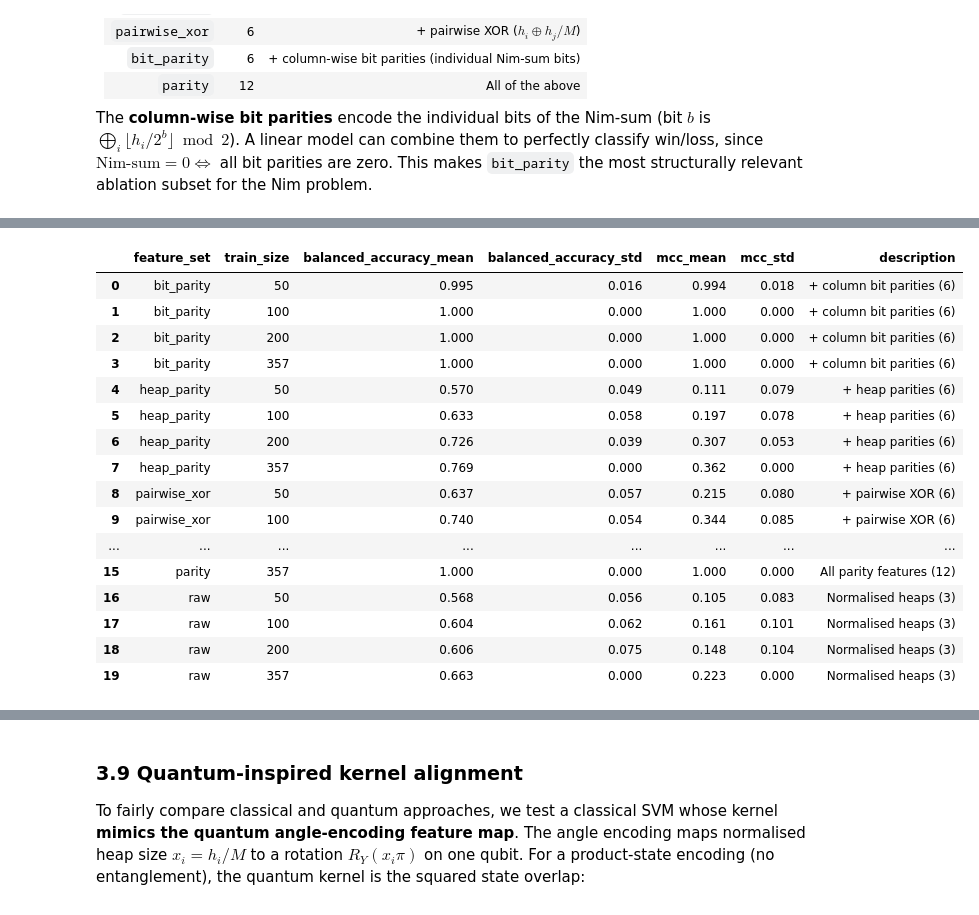
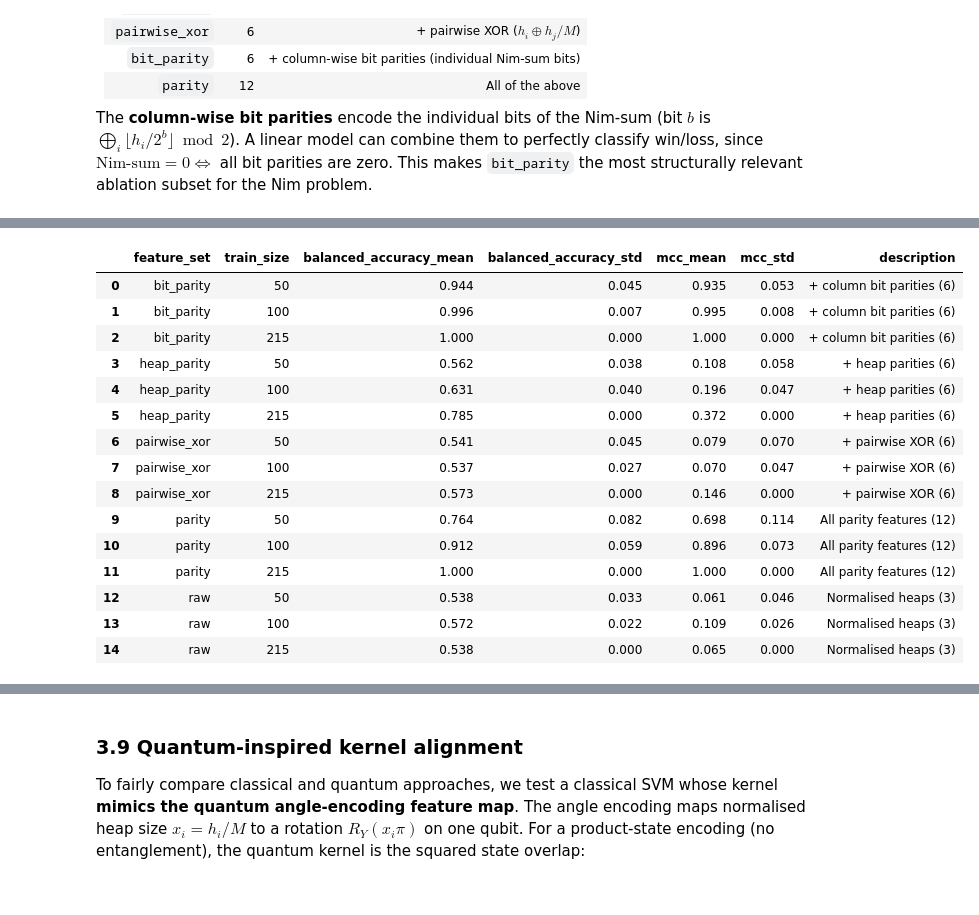
Before and after one commit to gelbh/comp47950-qml-project, a Jupyter notebook: notebooks/qml_project.ipynb, the cells around one changed output, grey strips where cells are left out. Saved outputs shown, nothing was run; the diff lists cells and outputs as text; code cells hidden in the pictures.

```diff
--- a/notebooks/qml_project.ipynb
+++ b/notebooks/qml_project.ipynb
@@ -310,6 +296,6 @@ IID split sizes (M = 7, stratified by win/loss):
 # %%
 print("Training-size subsets for sample-efficiency sweep:")
-for key in [50, 100, 200, "full"]:
+for key in [50, 100, "full"]:
     s = subsets[key]
     print(f"  {str(key):>4s}: {s.size} samples")
 # %% [output]
@@ -568,8 +554,8 @@ iid_sweep = run_classical_sweep(
 
 Mean $\pm$ std over 10 seeds for balanced accuracy, MCC, and win rate at each training size.
 # %%
-iid_df = iid_sweep.to_dataframe()
-iid_summary = iid_sweep.summary()
+sweep_df = sweep.to_dataframe()
+sweep_summary = sweep.summary()
 
 display_cols = [
     "model", "feature_set", "symmetry", "train_size",
@@ -577,7 +563,7 @@ display_cols = [
     "mcc_mean", "mcc_std",
     "win_rate_mean", "win_rate_std",
 ]
-summary_display = iid_summary[display_cols].copy()
+summary_display = sweep_summary[display_cols].copy()
 for col in ["balanced_accuracy_mean", "balanced_accuracy_std", "mcc_mean", "mcc_std",
              "win_rate_mean", "win_rate_std"]:
     summary_display[col] = summary_display[col].round(3)
@@ -683,11 +670,11 @@ for col, model_name in enumerate(model_names_disp):
         ax = axes[row, col]
         # Pick seed=0, full training, no symmetry
         match = [
-            r for r in iid_sweep.results
+            r for r in sweep.results
             if r.model_name == model_name
             and r.feature_set == fs
             and r.symmetry == "none"
-            and r.train_size == len(iid.X_train)
+            and r.train_size == len(ood.X_train)
             and r.seed == 0
         ]
         if match:
@@ -710,21 +697,7 @@ Train on $M \leq 5$ states, test on $M > 5$ states (heaps $\leq 7$). This establ
 # %%
-ood_sweep = run_classical_sweep(
-    ood.X_train, ood.y_train,
-    ood.X_test, ood.y_test,
-    model_names=["SVM (RBF)", "Random Forest", "Logistic Regression"],
-    feature_sets=["raw", "parity"],
-    symmetry_variants=["none", "augmented"],
-    train_sizes=["full"],
-    seeds=list(range(10)),
-    M=7,
-    regime="ood",
-    compute_win_rate=False,
-    mlflow_experiment="classical-baselines-ood",
-    verbose=True,
-)
-
-ood_summary = ood_sweep.summary()
-ood_display = ood_summary[[
+# Full-training results from the sweep above
+ood_summary_full = sweep_summary[sweep_summary.train_size == len(ood.X_train)]
+ood_display = ood_summary_full[[
     "model", "feature_set", "symmetry",
     "balanced_accuracy_mean", "balanced_accuracy_std",
     "mcc_mean", "mcc_std",
@@ -732,6 +705,6 @@ ood_display = ood_summary[[
 for col in ood_display.columns[3:]:
     ood_display[col] = ood_display[col].round(3)
 
-print("OOD results (train M≤5, test M>5):")
+print("OOD results at full training size (train M≤5, test M>5):")
 ood_display
 # %% [output]
@@ -796,17 +764,17 @@ The **column-wise bit parities** encode the individual bits of the Nim-sum (bit
 from qml_project.baselines import ABLATION_FEATURE_SETS, FEATURE_SET_DESCRIPTIONS
 
 ablation_sweep = run_classical_sweep(
-    iid.X_train, iid.y_train,
-    iid.X_test, iid.y_test,
+    ood.X_train, ood.y_train,
+    ood.X_test, ood.y_test,
     model_names=["SVM (RBF)"],
     feature_sets=ABLATION_FEATURE_SETS,
     symmetry_variants=["none"],
-    train_sizes=[50, 100, 200, "full"],
+    train_sizes=[50, 100, "full"],
     seeds=list(range(10)),
     M=7,
-    regime="iid",
+    regime="ood",
     compute_win_rate=False,
-    mlflow_experiment="classical-ablation-iid",
+    mlflow_experiment="classical-ablation-ood",
     verbose=True,
 )
 
@@ -840,20 +806,19 @@ Feature ablation — SVM (RBF), no symmetry augmentation:
 |  | feature_set | train_size | balanced_accuracy_mean | balanced_accuracy_std | mcc_mean | mcc_std | description |
-| 0 | bit_parity | 50 | 0.995 | 0.016 | 0.994 | 0.018 | + column bit parities (6) |
-| 1 | bit_parity | 100 | 1.000 | 0.000 | 1.000 | 0.000 | + column bit parities (6) |
-| 2 | bit_parity | 200 | 1.000 | 0.000 | 1.000 | 0.000 | + column bit parities (6) |
-| 3 | bit_parity | 357 | 1.000 | 0.000 | 1.000 | 0.000 | + column bit parities (6) |
-| 4 | heap_parity | 50 | 0.570 | 0.049 | 0.111 | 0.079 | + heap parities (6) |
-| 5 | heap_parity | 100 | 0.633 | 0.058 | 0.197 | 0.078 | + heap parities (6) |
-| 6 | heap_parity | 200 | 0.726 | 0.039 | 0.307 | 0.053 | + heap parities (6) |
-| 7 | heap_parity | 357 | 0.769 | 0.000 | 0.362 | 0.000 | + heap parities (6) |
-| 8 | pairwise_xor | 50 | 0.637 | 0.057 | 0.215 | 0.080 | + pairwise XOR (6) |
-| 9 | pairwise_xor | 100 | 0.740 | 0.054 | 0.344 | 0.085 | + pairwise XOR (6) |
-| ... | ... | ... | ... | ... | ... | ... | ... |
-| 15 | parity | 357 | 1.000 | 0.000 | 1.000 | 0.000 | All parity features (12) |
-| 16 | raw | 50 | 0.568 | 0.056 | 0.105 | 0.083 | Normalised heaps (3) |
-| 17 | raw | 100 | 0.604 | 0.062 | 0.161 | 0.101 | Normalised heaps (3) |
-| 18 | raw | 200 | 0.606 | 0.075 | 0.148 | 0.104 | Normalised heaps (3) |
-| 19 | raw | 357 | 0.663 | 0.000 | 0.223 | 0.000 | Normalised heaps (3) |
+| 0 | bit_parity | 50 | 0.944 | 0.045 | 0.935 | 0.053 | + column bit parities (6) |
+| 1 | bit_parity | 100 | 0.996 | 0.007 | 0.995 | 0.008 | + column bit parities (6) |
+| 2 | bit_parity | 215 | 1.000 | 0.000 | 1.000 | 0.000 | + column bit parities (6) |
+| 3 | heap_parity | 50 | 0.562 | 0.038 | 0.108 | 0.058 | + heap parities (6) |
+| 4 | heap_parity | 100 | 0.631 | 0.040 | 0.196 | 0.047 | + heap parities (6) |
+| 5 | heap_parity | 215 | 0.785 | 0.000 | 0.372 | 0.000 | + heap parities (6) |
+| 6 | pairwise_xor | 50 | 0.541 | 0.045 | 0.079 | 0.070 | + pairwise XOR (6) |
+| 7 | pairwise_xor | 100 | 0.537 | 0.027 | 0.070 | 0.047 | + pairwise XOR (6) |
+| 8 | pairwise_xor | 215 | 0.573 | 0.000 | 0.146 | 0.000 | + pairwise XOR (6) |
+| 9 | parity | 50 | 0.764 | 0.082 | 0.698 | 0.114 | All parity features (12) |
+| 10 | parity | 100 | 0.912 | 0.059 | 0.896 | 0.073 | All parity features (12) |
+| 11 | parity | 215 | 1.000 | 0.000 | 1.000 | 0.000 | All parity features (12) |
+| 12 | raw | 50 | 0.538 | 0.033 | 0.061 | 0.046 | Normalised heaps (3) |
+| 13 | raw | 100 | 0.572 | 0.022 | 0.109 | 0.026 | Normalised heaps (3) |
+| 14 | raw | 215 | 0.538 | 0.000 | 0.065 | 0.000 | Normalised heaps (3) |
 # %%
 abl_df = ablation_sweep.to_dataframe()
 
```
Also changed, not shown: parts of 38 cells of this notebook.
